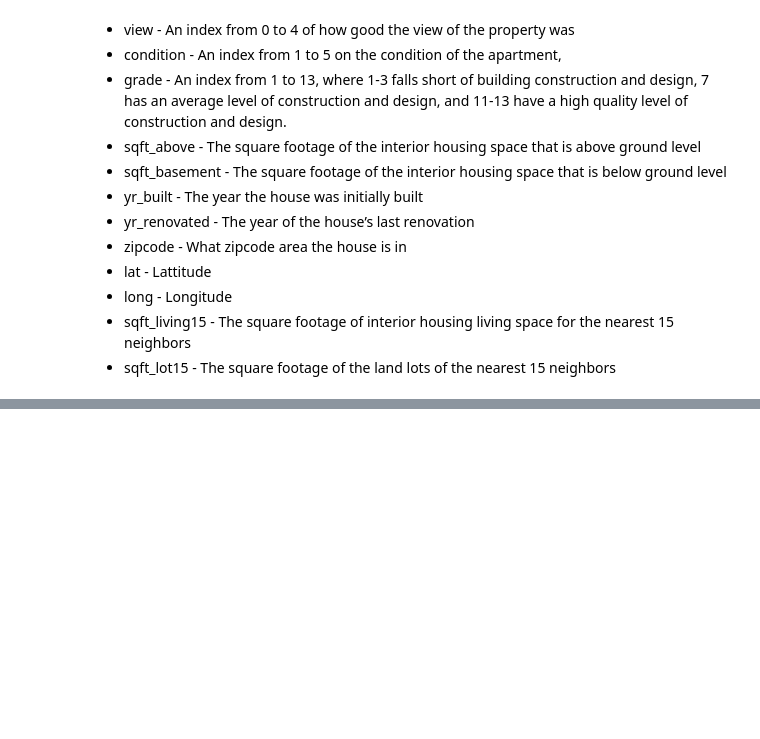
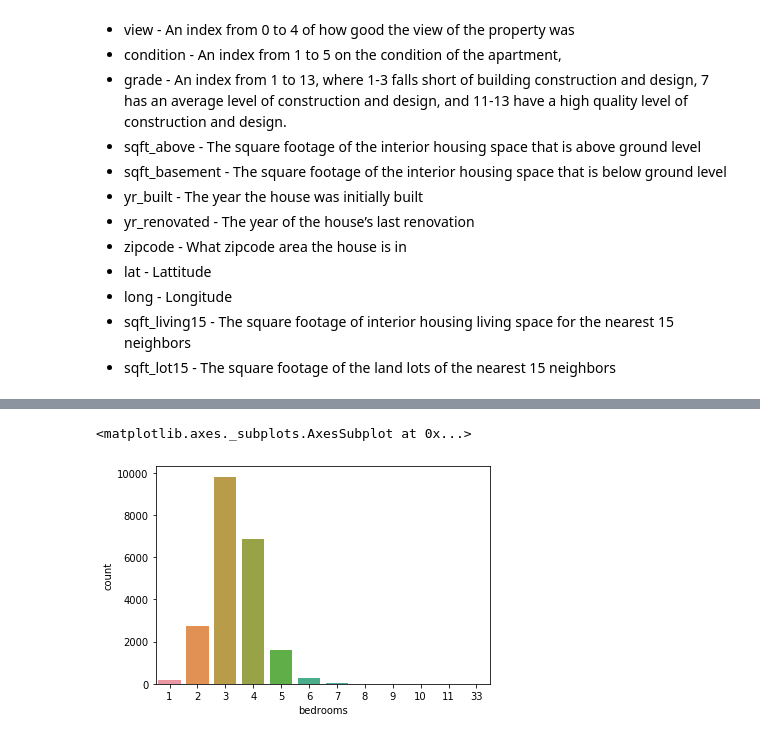
Before and after one commit to arpitsomani8/TensorFlow-And-Keras, a Jupyter notebook: TensorFlow and Keras Regression Model/TensorFlow and Keras Regression Model.ipynb, the cells around one changed output, grey strips where cells are left out. Saved outputs shown, nothing was run; the diff lists cells and outputs as text; code cells hidden in the pictures; blank space fills up the shorter version.

```diff
--- a/TensorFlow and Keras Regression Model/TensorFlow and Keras Regression Model.ipynb
+++ b/TensorFlow and Keras Regression Model/TensorFlow and Keras Regression Model.ipynb
@@ -39,0 +88,5 @@ df = pd.read_csv('DATA/kc_house_data.csv')
+# %%
+sns.countplot(df['bedrooms'])
+# %% [output]
+<matplotlib.axes._subplots.AxesSubplot at 0x...>
+[figure, added]
```
Also changed, not shown: parts of 6 cells of this notebook.
